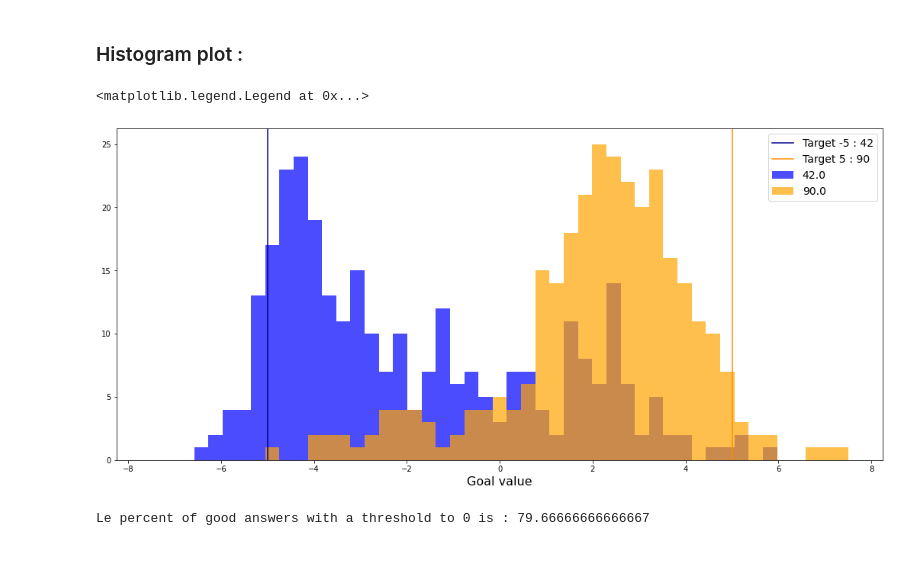
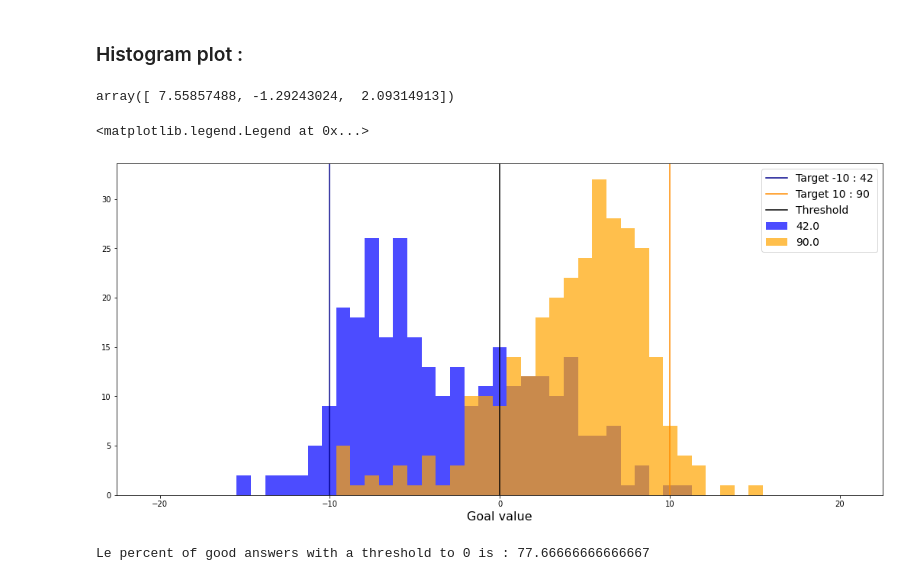
Before and after one commit to erusseil/GeneticClassification, a Jupyter notebook: Plasticc/Plasticc_model.ipynb, the cells around one changed output. Cells and saved outputs as stored; diff of their text form; code cells hidden in the pictures.

```diff
--- a/Plasticc/Plasticc_model.ipynb
+++ b/Plasticc/Plasticc_model.ipynb
@@ -24,13 +24,13 @@ nb1 = 1000
 nb2 = 1000
 
 
-data_raw = data_raw[(data_raw['TARGET']==class1) | (data_raw['TARGET']==class2)]
+data_flitered = data_raw[(data_raw['TARGET']==class1) | (data_raw['TARGET']==class2)]
 
-mask1 = data_raw['TARGET'] == class1
-mask2 = data_raw['TARGET'] == class2
+mask1 = data_flitered['TARGET'] == class1
+mask2 = data_flitered['TARGET'] == class2
 
-data1 = data_raw[mask1]
-data2 = data_raw[mask2]
+data1 = data_flitered[mask1]
+data2 = data_flitered[mask2]
 
 data1_final = data1.sample(n=nb1, replace=False)
 data2_final = data2.sample(n=nb2, replace=False)
@@ -58,8 +58,8 @@ features = all_features.loc[:,feature_tochoose]
 # %% [markdown]
 ### Choose an attractor goal value for each type of object
 # %%
-goal1 = 5
-goal2 = -5
+goal1 = 10
+goal2 = -10
 
 
 # AUTO CREATE A DICTIONARY
@@ -93,20 +93,23 @@ mape = make_fitness(_mape, greater_is_better=False)
 features = X_train
 classes = y_train
 
-save = 'Model_saves/first_try'
-population_size=500
-generations=100
+save = 'Model_saves/tournament_test'
+population_size=700
+generations=500
 metric = mape
 
 p_crossover=0.6
 p_subtree_mutation=0.2
 p_hoist_mutation=0.05
 p_point_mutation=0.1
+tournament_size = 400
+n_jobs = 1
+parsimony_coefficient = 7
 # %% [markdown]
 ### Create your function
 # %%
 #GENERATE A MODEL
-#model = evolve(features, classes, dic_classes, save, population_size=population_size, generations=generations,metric=mape)
+model = evolve(features, classes, dic_classes, save, population_size=population_size, generations=generations,metric=mape,tournament_size =tournament_size, n_jobs=n_jobs, parsimony_coefficient=parsimony_coefficient)
 
 #OR LOAD A PREVIOUS MODEL
-model = pd.read_pickle('Model_saves/first_try.pkl')
+#model = pd.read_pickle('Model_saves/tournament_test.pkl')
@@ -147,26 +168,34 @@ for i in feature_tochoose[0:7]:
 # %% [markdown]
 ### Histogram plot :
+# %%
+PISN = data_raw[data_raw['TARGET']==994]
+PISN_feature = PISN.iloc[:,1:(shape(data)[1]-1)]
+PISN_resultat = model.predict(PISN_feature)
+PISN_resultat
+# %% [output]
+array([ 7.55857488, -1.29243024,  2.09314913])
 # %%
-bins = np.linspace(-7.5,7.5,50)
+thresh=0
+bins = np.linspace(-20.5,20.5,50)
 
 plt.figure(figsize=(18,8))
 plt.xlabel('Goal value',size = 16)
-histo_plot(function,features,dic_goals,bins,classes = classes, alpha = 0.7)
+histo_plot(function,features,dic_goals,bins,classes = classes, alpha = 0.7, thresh = thresh)
 plt.legend(fontsize = 14)
 # %% [output]
 <matplotlib.legend.Legend at 0x...>
-[figure, old version]
+[figure, new version]
 # %%
-for thresh in [0]:
-    resultat = model.predict(X_test)
-    prediction = resultat.copy()
-    prediction[resultat>thresh] = class1
-    prediction[resultat<=thresh] = class2
-    accuracy = (prediction == y_test).sum()*100/len(prediction)
 
-    print('Le percent of good answers with a threshold to %s is : %s'%(thresh,accuracy))
+resultat = model.predict(X_test)
+prediction = resultat.copy()
+prediction[resultat>thresh] = class1
+prediction[resultat<=thresh] = class2
+accuracy = (prediction == y_test).sum()*100/len(prediction)
+
+print('Le percent of good answers with a threshold to %s is : %s'%(thresh,accuracy))
 # %% [output]
-Le percent of good answers with a threshold to 0 is : 79.66666666666667
+Le percent of good answers with a threshold to 0 is : 77.66666666666667
 # %%
 # Print the mathematical equation of the function
 sympify((str(model._program)), locals=converter)
```
Also changed, not shown: parts of 5 cells of this notebook.
